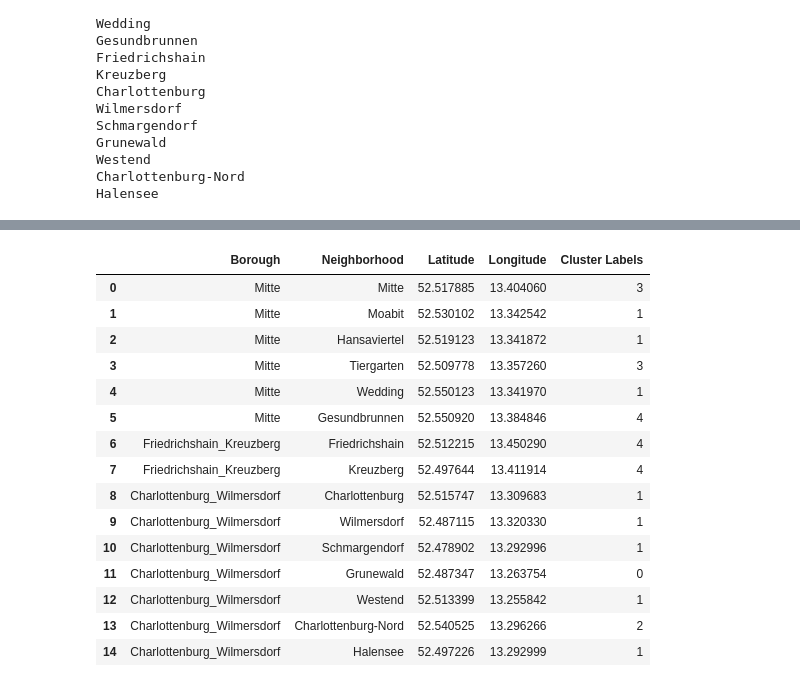
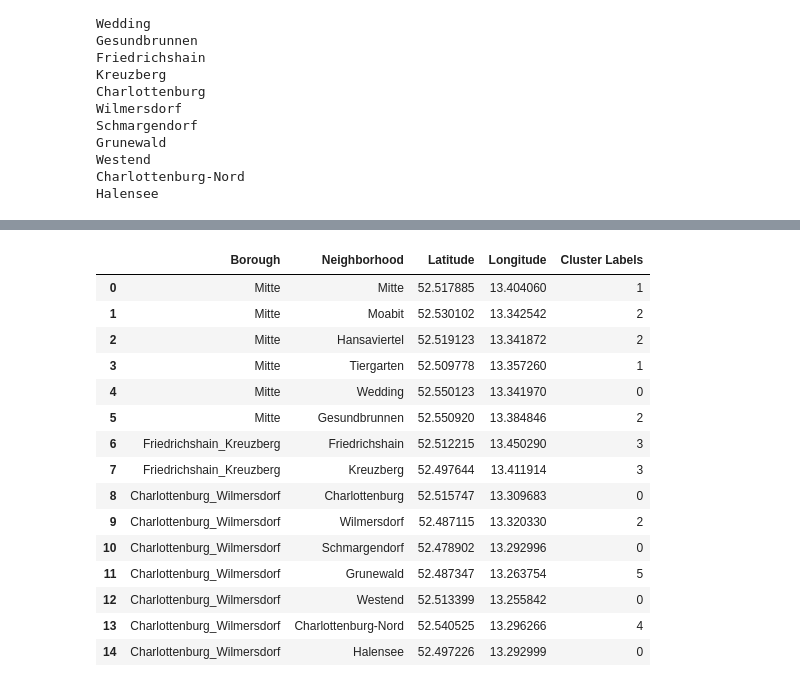
Before and after one commit to cumt559/Coursera_Capstone, a Jupyter notebook: Coursera_Capstone-Final-Assignment.ipynb, the cells around one changed output, grey strips where cells are left out. Saved outputs shown, nothing was run; the diff lists cells and outputs as text; code cells hidden in the pictures.

```diff
--- a/Coursera_Capstone-Final-Assignment.ipynb
+++ b/Coursera_Capstone-Final-Assignment.ipynb
@@ -606,37 +598,37 @@ grouped_hotspots
 # %%
 # import k-means from clustering stage
 from sklearn.cluster import KMeans
 # set number of clusters
-kclusters = 5
+kclusters = 6
 
 grouped_clustering = grouped_hotspots.drop('Neighborhoods', axis=1)
 
 # run k-means clustering
 kmeans = KMeans(n_clusters=kclusters, random_state=0).fit(grouped_clustering)
 
 labels = kmeans.labels_
 grouped_hotspots["Cluster Labels"]=labels
 
 # check cluster labels generated for each row in the dataframe
 Berlin_Ortsteil = Berlin_Ortsteil.join(grouped_hotspots[['Neighborhoods','Cluster Labels']].set_index('Neighborhoods'), on='Neighborhood')
 Berlin_Ortsteil
 # %% [output]
 |  | Borough | Neighborhood | Latitude | Longitude | Cluster Labels |
-| 0 | Mitte | Mitte | 52.517885 | 13.404060 | 3 |
-| 1 | Mitte | Moabit | 52.530102 | 13.342542 | 1 |
-| 2 | Mitte | Hansaviertel | 52.519123 | 13.341872 | 1 |
-| 3 | Mitte | Tiergarten | 52.509778 | 13.357260 | 3 |
-| 4 | Mitte | Wedding | 52.550123 | 13.341970 | 1 |
-| 5 | Mitte | Gesundbrunnen | 52.550920 | 13.384846 | 4 |
-| 6 | Friedrichshain_Kreuzberg | Friedrichshain | 52.512215 | 13.450290 | 4 |
-| 7 | Friedrichshain_Kreuzberg | Kreuzberg | 52.497644 | 13.411914 | 4 |
-| 8 | Charlottenburg_Wilmersdorf | Charlottenburg | 52.515747 | 13.309683 | 1 |
-| 9 | Charlottenburg_Wilmersdorf | Wilmersdorf | 52.487115 | 13.320330 | 1 |
-| 10 | Charlottenburg_Wilmersdorf | Schmargendorf | 52.478902 | 13.292996 | 1 |
-| 11 | Charlottenburg_Wilmersdorf | Grunewald | 52.487347 | 13.263754 | 0 |
-| 12 | Charlottenburg_Wilmersdorf | Westend | 52.513399 | 13.255842 | 1 |
-| 13 | Charlottenburg_Wilmersdorf | Charlottenburg-Nord | 52.540525 | 13.296266 | 2 |
-| 14 | Charlottenburg_Wilmersdorf | Halensee | 52.497226 | 13.292999 | 1 |
+| 0 | Mitte | Mitte | 52.517885 | 13.404060 | 1 |
+| 1 | Mitte | Moabit | 52.530102 | 13.342542 | 2 |
+| 2 | Mitte | Hansaviertel | 52.519123 | 13.341872 | 2 |
+| 3 | Mitte | Tiergarten | 52.509778 | 13.357260 | 1 |
+| 4 | Mitte | Wedding | 52.550123 | 13.341970 | 0 |
+| 5 | Mitte | Gesundbrunnen | 52.550920 | 13.384846 | 2 |
+| 6 | Friedrichshain_Kreuzberg | Friedrichshain | 52.512215 | 13.450290 | 3 |
+| 7 | Friedrichshain_Kreuzberg | Kreuzberg | 52.497644 | 13.411914 | 3 |
+| 8 | Charlottenburg_Wilmersdorf | Charlottenburg | 52.515747 | 13.309683 | 0 |
+| 9 | Charlottenburg_Wilmersdorf | Wilmersdorf | 52.487115 | 13.320330 | 2 |
+| 10 | Charlottenburg_Wilmersdorf | Schmargendorf | 52.478902 | 13.292996 | 0 |
+| 11 | Charlottenburg_Wilmersdorf | Grunewald | 52.487347 | 13.263754 | 5 |
+| 12 | Charlottenburg_Wilmersdorf | Westend | 52.513399 | 13.255842 | 0 |
+| 13 | Charlottenburg_Wilmersdorf | Charlottenburg-Nord | 52.540525 | 13.296266 | 4 |
+| 14 | Charlottenburg_Wilmersdorf | Halensee | 52.497226 | 13.292999 | 0 |
 # %%
 # Matplotlib and associated plotting modules
 import matplotlib.cm as cm
```
Also changed, not shown: parts of 11 cells of this notebook.
